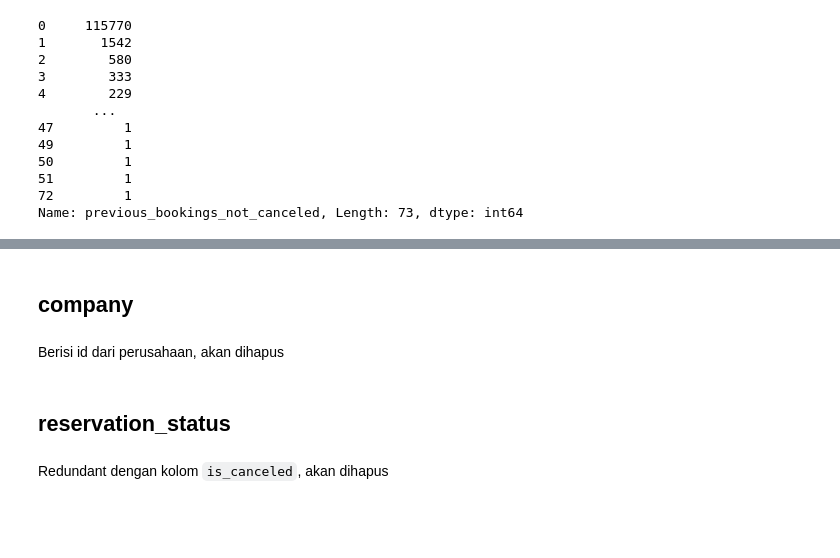
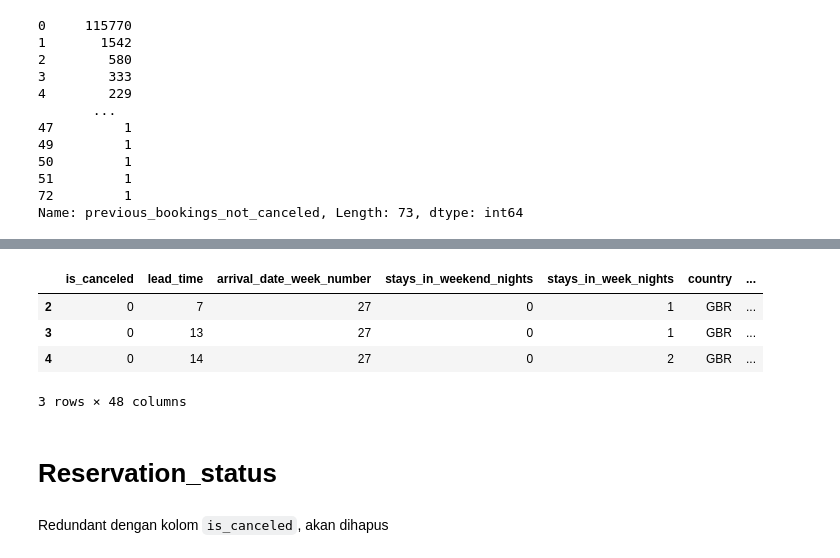
Before and after one commit to ari-mhp/FP-Rakamin-DS-MD-Hotel, a Jupyter notebook: stage2.ipynb, the cells around one changed output, grey strips where cells are left out. Saved outputs shown, nothing was run; the diff lists cells and outputs as text; code cells hidden in the pictures; blank space fills up the shorter version.

```diff
--- a/stage2.ipynb
+++ b/stage2.ipynb
@@ -282,0 +467,8 @@ df_clean['room_as_ordered'] = np.where(df_clean['reserved_room_type'] == df_clea
+# %%
+customer_ohe = pd.get_dummies(df_clean['customer_type'], prefix='customer_type')
+df_clean = df_clean.join(customer_ohe)
+
+# Hapus kolom tidak terpakai
+df_clean.drop('customer_type', axis=1)
+
+df_clean.head(1)
@@ -287,2 +480,0 @@ Berisi id dari agent travel, akan dihapus
-# %%
-df_clean = df_clean.drop('agent', axis=1)
@@ -288,0 +502,2 @@ df_clean = df_clean.drop('agent', axis=1)
+# %%
+df_clean = df_clean[ (df_clean['adr']>0) & (df_clean['adr']<211)]
@@ -289,4 +515,19 @@ df_clean = df_clean.drop('agent', axis=1)
+# %%
+df_clean['new_total_special_request'] = [0 if x == 0 else 1 for x in df_clean['total_of_special_requests']]
+
+df_clean['new_required_car_parking_spaces'] = [0 if x == 0 else 1 for x in df_clean['required_car_parking_spaces']]
+
+df_clean['new_days_in_waiting_list'] = [0 if x == 0 else 1 for x in df_clean['days_in_waiting_list']]
+# %%
+# Hapus kolom tidak terpakai
+df_clean.drop(['total_of_special_requests', 'required_car_parking_spaces', 'days_in_waiting_list'], axis=1)
+
+df_clean.head(3)
+# %% [output]
+|  | is_canceled | lead_time | arrival_date_week_number | stays_in_weekend_nights | stays_in_week_nights | country | ... |
+| 2 | 0 | 7 | 27 | 0 | 1 | GBR | ... |
+| 3 | 0 | 13 | 27 | 0 | 1 | GBR | ... |
+| 4 | 0 | 14 | 27 | 0 | 2 | GBR | ... |
+3 rows × 48 columns
 # %% [markdown]
-## company
+# Reservation_status
-# %% [markdown]
-Berisi id dari perusahaan, akan dihapus
@@ -295,5 +534,3 @@ df_clean = df_clean.drop('company', axis=1)
-# %% [markdown]
-## reservation_status
 # %% [markdown]
 Redundant dengan kolom `is_canceled`, akan dihapus
 # %%
```
Also changed, not shown: parts of 116 cells of this notebook.
